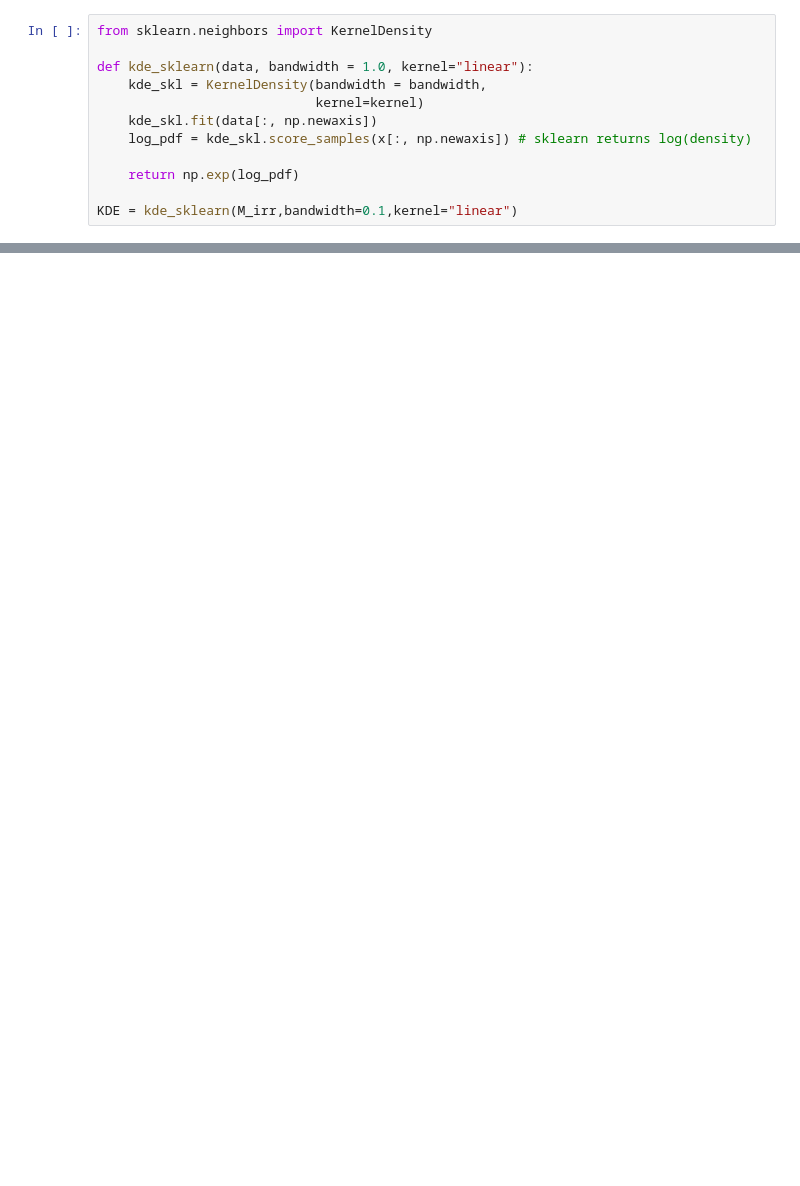
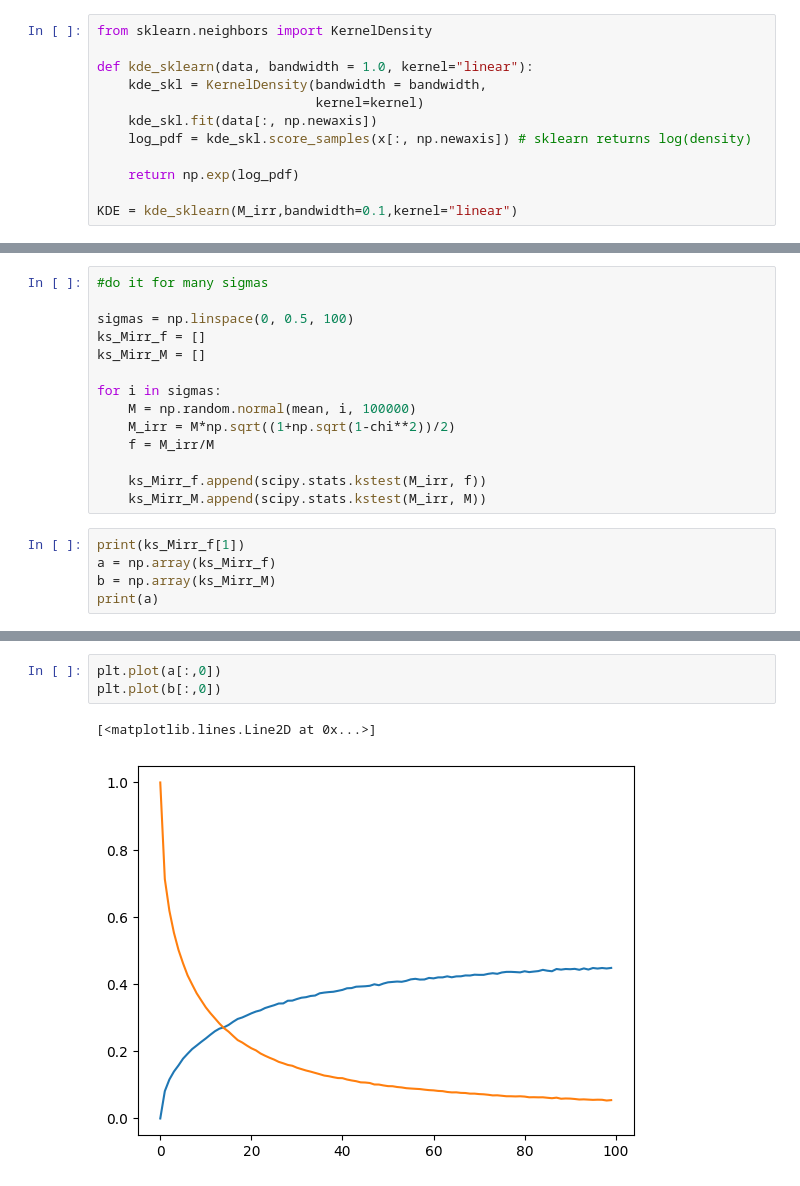
Before and after one commit to Diego-Albano/astrostatistics_bicocca_2024, a Jupyter notebook: working/W7/W7-1.ipynb, the cells around one changed output, grey strips where cells are left out. Saved outputs shown, nothing was run; the diff lists cells and outputs as text; blank space fills up the shorter version.

```diff
--- a/working/W7/W7-1.ipynb
+++ b/working/W7/W7-1.ipynb
@@ -65,0 +67,19 @@ KstestResult(statistic=0.0010000000000000009, pvalue=0.9999999997471354, statist
+# %%
+#do it for many sigmas
+
+sigmas = np.linspace(0, 0.5, 100)
+ks_Mirr_f = []
+ks_Mirr_M = []
+
+for i in sigmas:
+    M = np.random.normal(mean, i, 100000)
+    M_irr = M*np.sqrt((1+np.sqrt(1-chi**2))/2)
+    f = M_irr/M
+
+    ks_Mirr_f.append(scipy.stats.kstest(M_irr, f))
+    ks_Mirr_M.append(scipy.stats.kstest(M_irr, M))
+# %%
+print(ks_Mirr_f[1])
+a = np.array(ks_Mirr_f)
+b = np.array(ks_Mirr_M)
+print(a)
@@ -65,0 +104,6 @@ KstestResult(statistic=0.0010000000000000009, pvalue=0.9999999997471354, statist
+# %%
+plt.plot(a[:,0])
+plt.plot(b[:,0])
+# %% [output]
+[<matplotlib.lines.Line2D at 0x...>]
+[figure, added]
```
Also changed, not shown: parts of 4 cells of this notebook, 1 other file.
